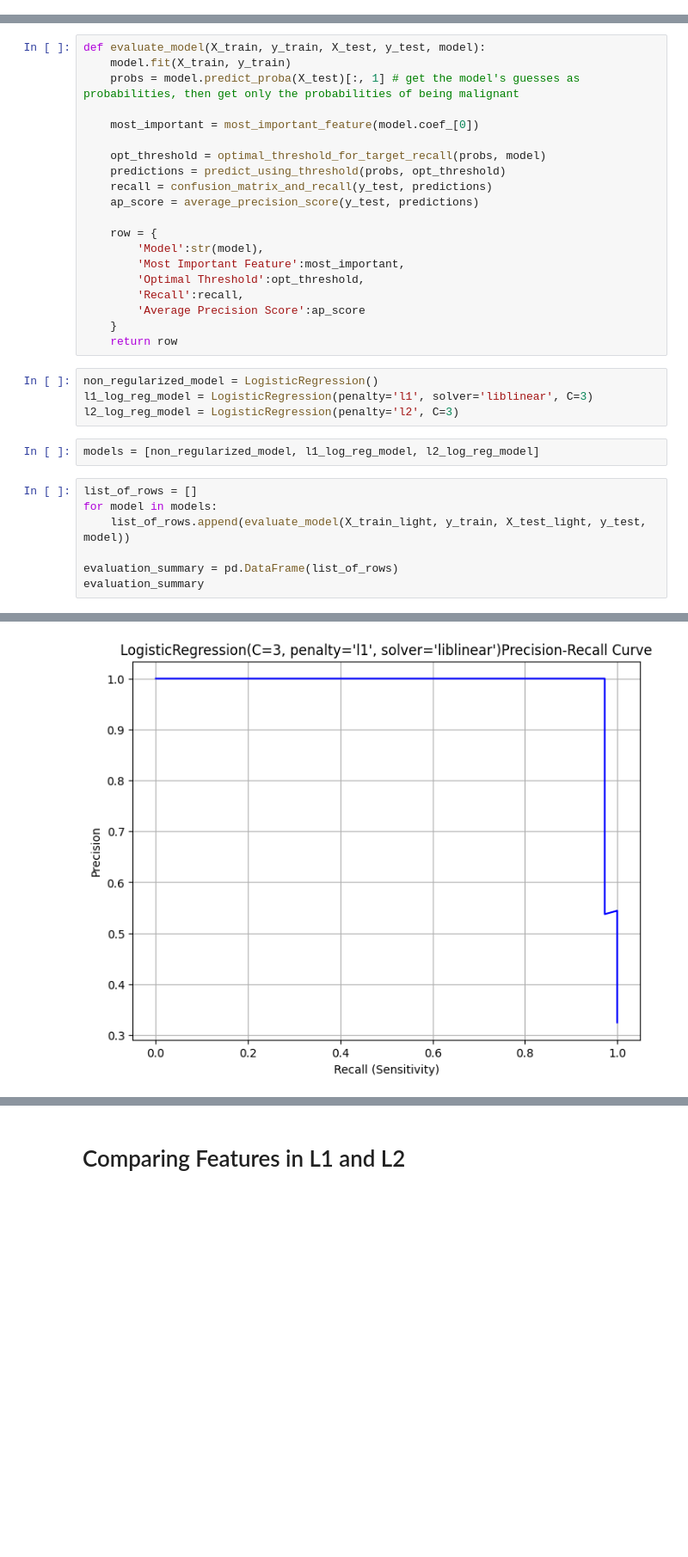
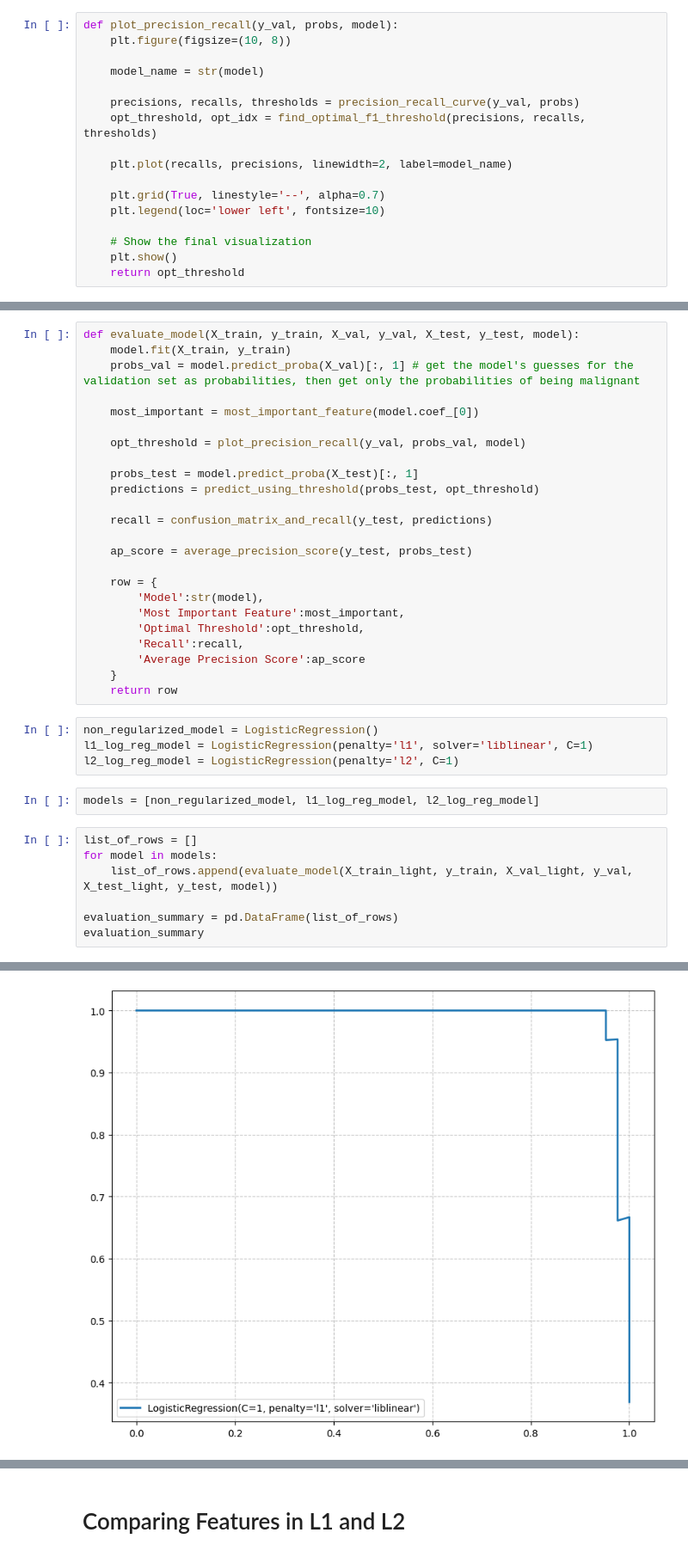
Before and after one commit to jjkim680/Tumor-Classifier, a Jupyter notebook: breastcancer.ipynb, the cells around one changed output, grey strips where cells are left out. Shown at 86% size. Drawn from its saved outputs; the diff is of its cells as text; blank space fills up the shorter version.

```diff
--- a/breastcancer.ipynb
+++ b/breastcancer.ipynb
@@ -220,3 +246,20 @@ def optimal_threshold_for_target_recall(probs, model):
+# %%
+def plot_precision_recall(y_val, probs, model):
+    plt.figure(figsize=(10, 8))
+
+    model_name = str(model)
+
+    precisions, recalls, thresholds = precision_recall_curve(y_val, probs)
+    opt_threshold, opt_idx = find_optimal_f1_threshold(precisions, recalls, thresholds)
+
+    plt.plot(recalls, precisions, linewidth=2, label=model_name)
+
+    plt.grid(True, linestyle='--', alpha=0.7)
+    plt.legend(loc='lower left', fontsize=10)
+
+    # Show the final visualization
+    plt.show()
+    return opt_threshold
 # %%
 def predict_using_threshold(probs, probability_threshold):
     predictions = (probs >= probability_threshold).astype(int)
@@ -240,16 +283,20 @@ def confusion_matrix_and_recall(test_labels, model_predictions):
     recall = true_positives / actual_positives
     return recall
 # %%
-def evaluate_model(X_train, y_train, X_test, y_test, model):
+def evaluate_model(X_train, y_train, X_val, y_val, X_test, y_test, model):
     model.fit(X_train, y_train)
-    probs = model.predict_proba(X_test)[:, 1] # get the model's guesses as probabilities, then get only the probabilities of being malignant
+    probs_val = model.predict_proba(X_val)[:, 1] # get the model's guesses for the validation set as probabilities, then get only the probabilities of being malignant
 
     most_important = most_important_feature(model.coef_[0])
 
-    opt_threshold = optimal_threshold_for_target_recall(probs, model)
-    predictions = predict_using_threshold(probs, opt_threshold)
+    opt_threshold = plot_precision_recall(y_val, probs_val, model)
+
+    probs_test = model.predict_proba(X_test)[:, 1]
+    predictions = predict_using_threshold(probs_test, opt_threshold)
+
     recall = confusion_matrix_and_recall(y_test, predictions)
-    ap_score = average_precision_score(y_test, predictions)
+
+    ap_score = average_precision_score(y_test, probs_test)
 
     row = {
         'Model':str(model),
@@ -261,14 +308,14 @@ def evaluate_model(X_train, y_train, X_test, y_test, model):
     return row
 # %%
 non_regularized_model = LogisticRegression()
-l1_log_reg_model = LogisticRegression(penalty='l1', solver='liblinear', C=3)
-l2_log_reg_model = LogisticRegression(penalty='l2', C=3)
+l1_log_reg_model = LogisticRegression(penalty='l1', solver='liblinear', C=1)
+l2_log_reg_model = LogisticRegression(penalty='l2', C=1)
 # %%
 models = [non_regularized_model, l1_log_reg_model, l2_log_reg_model]
 # %%
 list_of_rows = []
 for model in models:
-    list_of_rows.append(evaluate_model(X_train_light, y_train, X_test_light, y_test, model))
+    list_of_rows.append(evaluate_model(X_train_light, y_train, X_val_light, y_val, X_test_light, y_test, model))
 
 evaluation_summary = pd.DataFrame(list_of_rows)
 evaluation_summary
@@ -278 +325 @@ evaluation_summary
-[figure, old version]
+[figure, new version]
```
Also changed, not shown: parts of 15 cells of this notebook, 1 other file.
